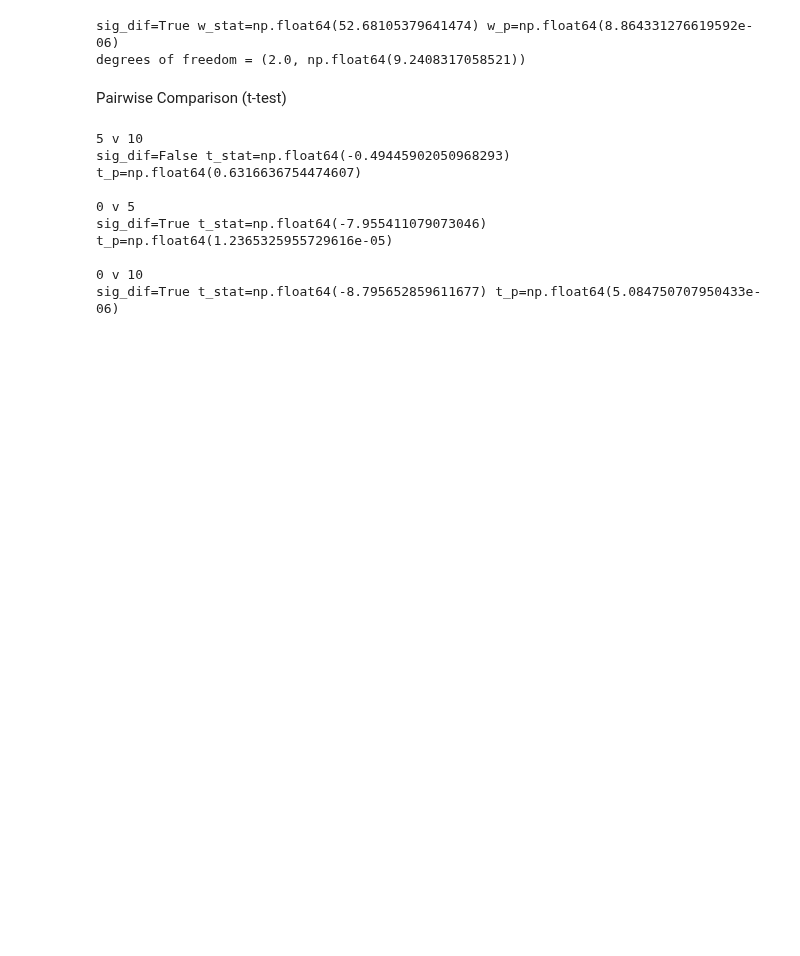
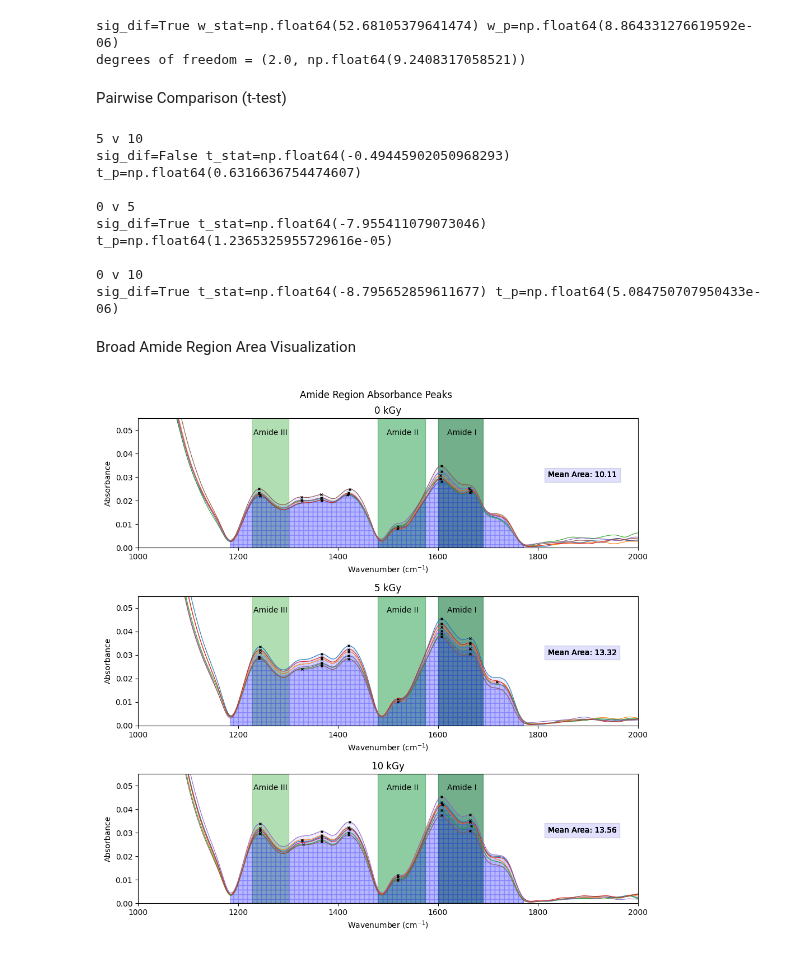
Before and after one commit to akaeii/c-semp_pollen_e-beam, a Jupyter notebook: irradiated_analysis/absorbance_analysis.ipynb, the cells around one changed output. Saved outputs shown, nothing was run; the diff lists cells and outputs as text; code cells hidden in the pictures; blank space fills up the shorter version.

Commit message:
Overlayed mean broad amide region AUC.

```diff
--- a/irradiated_analysis/absorbance_analysis.ipynb
+++ b/irradiated_analysis/absorbance_analysis.ipynb
@@ -145,3 +115,36 @@ sig_dif=True t_stat=np.float64(-7.955411079073046) t_p=np.float64(1.236532595572
 
 0 v 10
 sig_dif=True t_stat=np.float64(-8.795652859611677) t_p=np.float64(5.084750707950433e-06)
+# %% [markdown]
+Broad Amide Region Area Visualization
+# %%
+amide_area_means = amide_area_df.mean()
+# %%
+fig, axes = plt.subplots(3,1, figsize=(10,10))
+fig.suptitle('Amide Region Absorbance Peaks')
+
+for axis, group, mean, group_name in zip(axes, [kgy0, kgy5, kgy10], amide_area_means, ['0 kGy', '5 kGy', '10 kGy']):
+    annotator_zoom(axis)
+
+    for samp in group.columns[0:6]:
+        spec = group[samp]
+
+        sigma=5
+        spec = gaussian_filter1d(spec, sigma)
+
+        peaks, params = find_peaks(spec, distance=18)
+
+        axis.plot(wave_no, spec, linewidth=0.8)
+        axis.text(1820, 0.03, f'Mean Area: {mean:.2f}', fontsize=10, bbox=dict(facecolor='blue', alpha=0.02))
+        axis.fill_between(wave_no['wave_no'].iloc[1080:1366], spec[1080:1366], 0, color='blue', alpha=0.05, hatch='++') # Analysis region
+        axis.set(title=f"{group_name}",
+                 xlabel='Wavenumber (cm$^{-1}$)',
+                 ylabel='Absorbance')
+
+        for peak in peaks:
+            if 1180 <= wave_no.iloc[peak,:].item() <= 1780:
+                axis.plot(wave_no.iloc[peak,:], spec[peak], 'x', markersize=3.5, markeredgewidth=1, color='black')
+
+fig.tight_layout()
+# %% [output]
+[figure, added]
```
Also changed, not shown: parts of 4 cells of this notebook.
